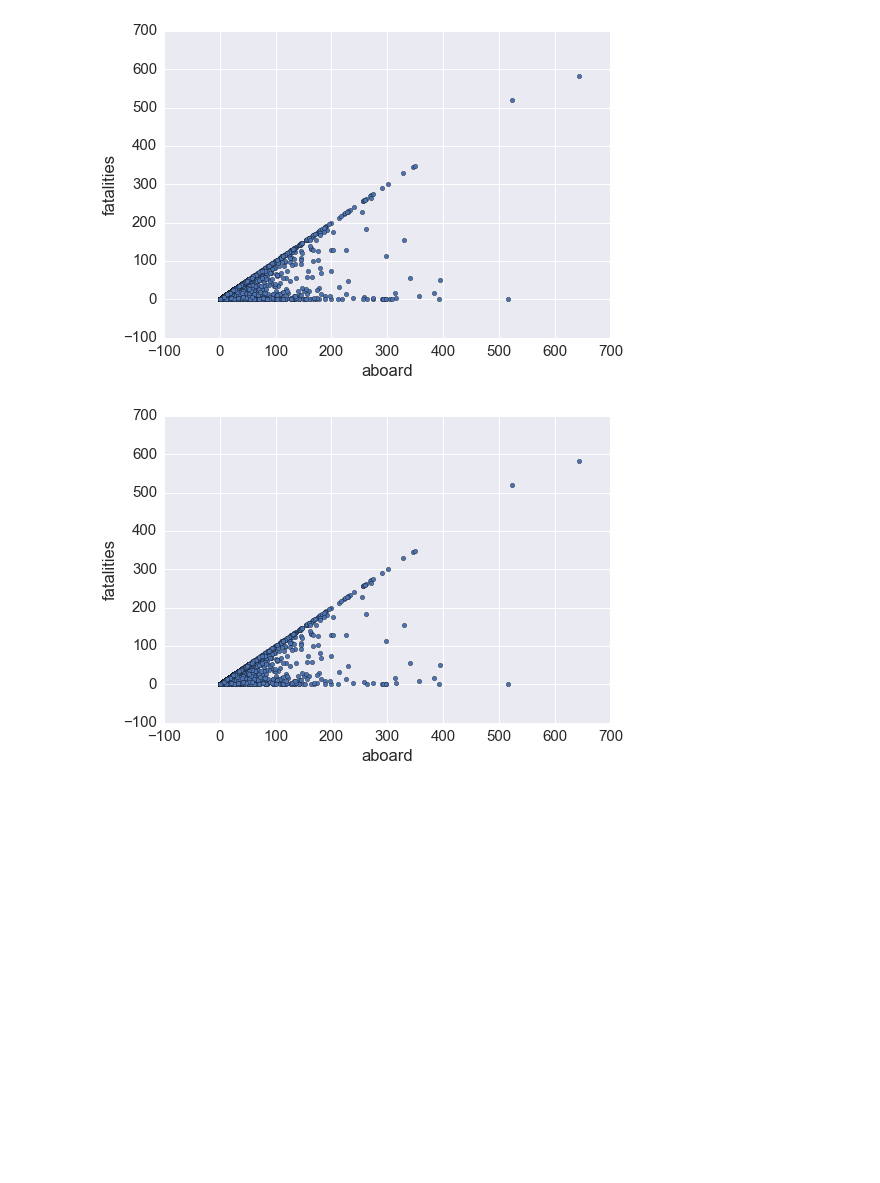
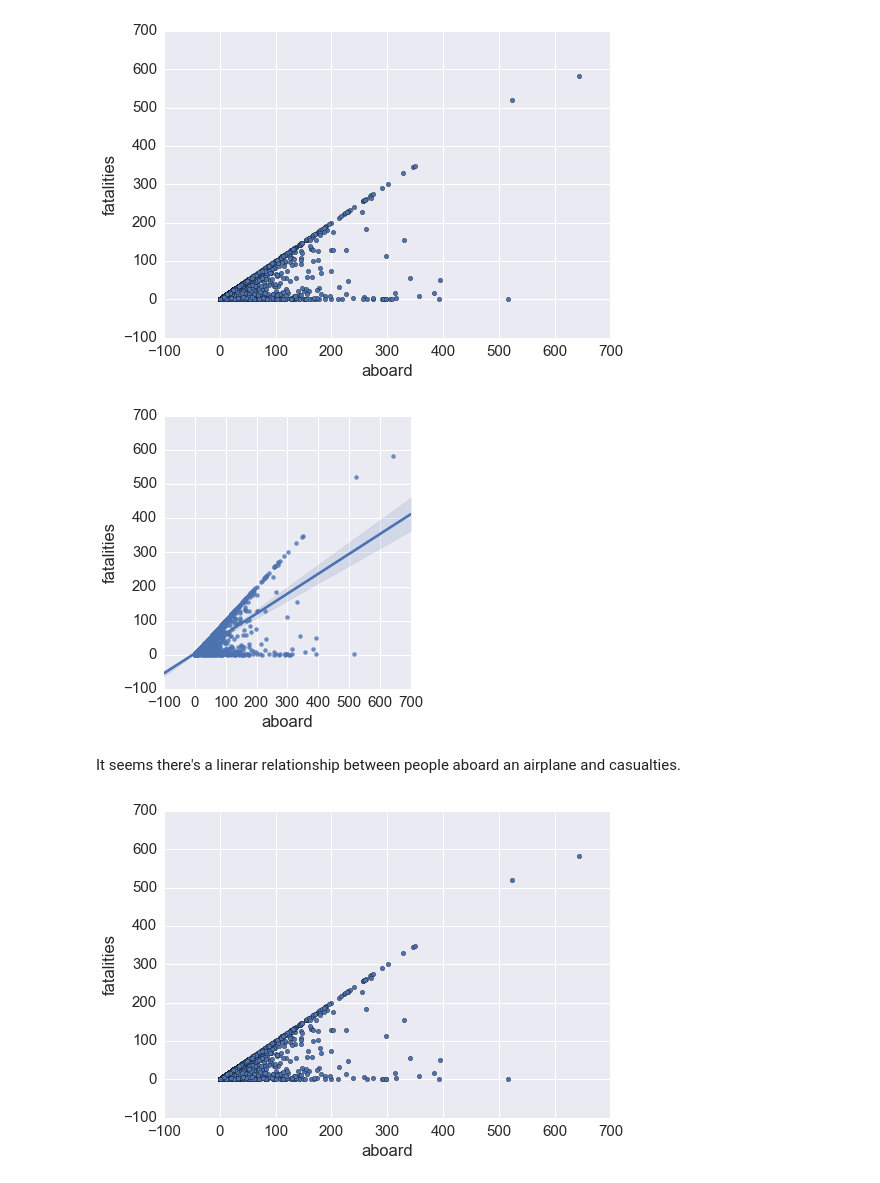
Before and after one commit to carlespoles/DSCI6002-student, a Jupyter notebook: week5/5-1_Review/DSCI6002-Midterm-Part2-CarlesPolesMielgo.ipynb, the cells around one changed output. Drawn from its saved outputs; the diff is of its cells as text; code cells hidden in the pictures; blank space fills up the shorter version.

```diff
--- a/week5/5-1_Review/DSCI6002-Midterm-Part2-CarlesPolesMielgo.ipynb
+++ b/week5/5-1_Review/DSCI6002-Midterm-Part2-CarlesPolesMielgo.ipynb
@@ -320,6 +369,12 @@ sns.countplot(y='operator', data=oper, hue='year');
 df.plot('aboard','fatalities',kind='scatter');
 # %% [output]
 [figure]
+# %%
+sns.lmplot(x='aboard', y='fatalities', data=df, fit_reg=True);
+# %% [output]
+[figure, added]
+# %% [markdown]
+It seems there's a linerar relationship between people aboard an airplane and casualties.
 # %%
 df_only_fatalities = df[df['fatalities'] > 0]
 # %%
```
Also changed, not shown: parts of 42 cells of this notebook.
